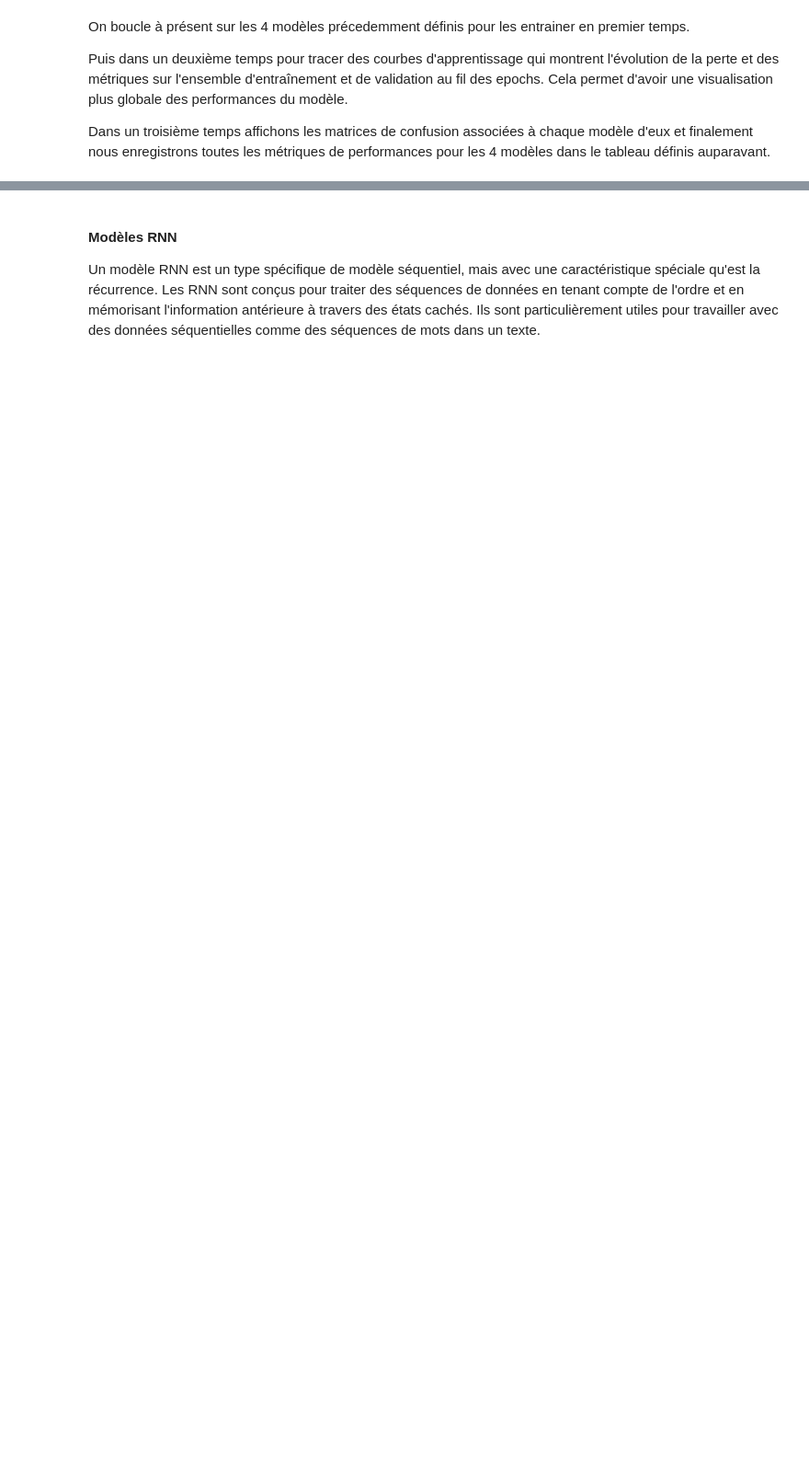
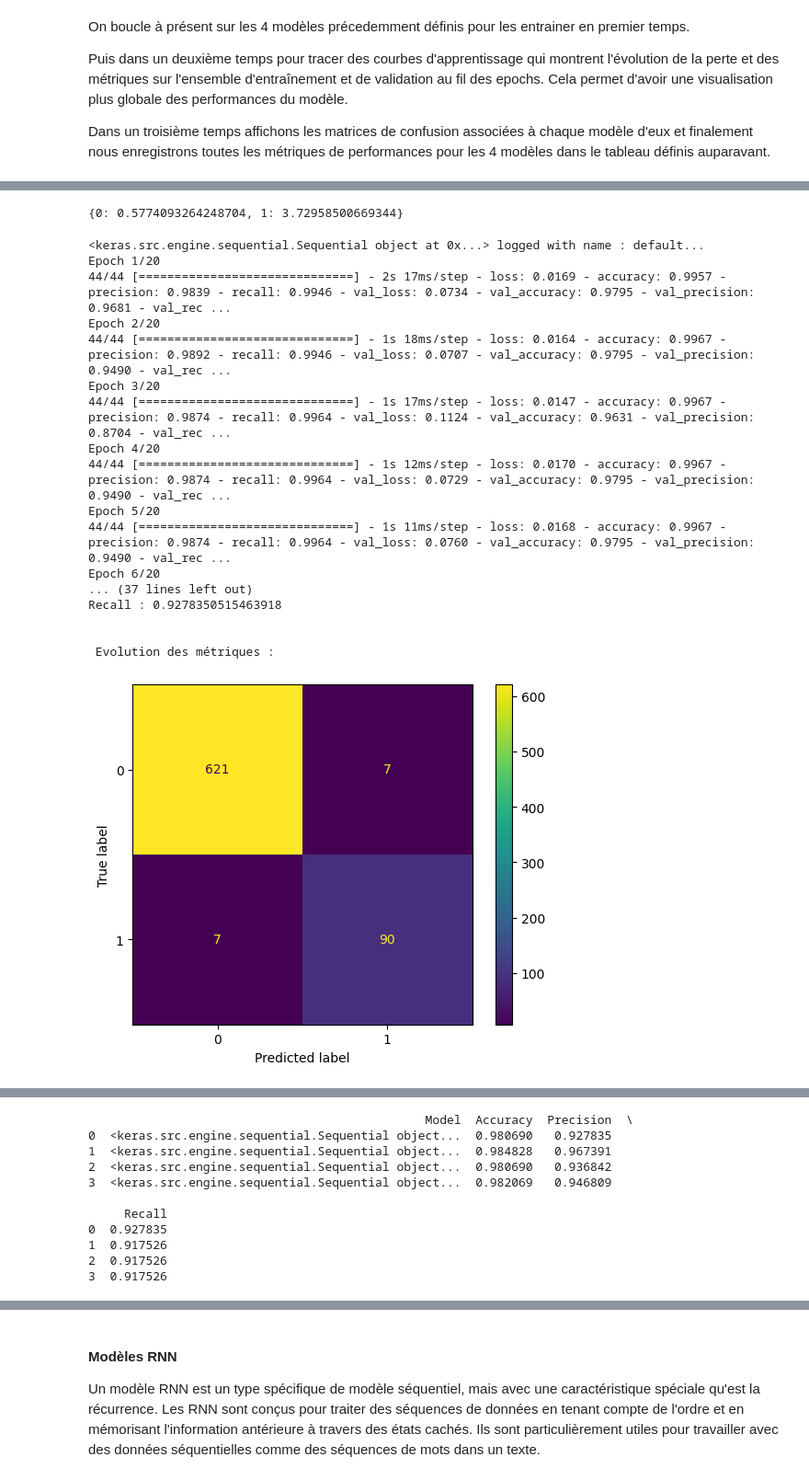
Before and after one commit to amandinesandri/Block_4_Deep_Learning, a Jupyter notebook: AT_T_analysis_bis.ipynb, the cells around one changed output, grey strips where cells are left out. Shown at 92% size. Saved outputs shown, nothing was run; the diff lists cells and outputs as text; code cells hidden in the pictures; blank space fills up the shorter version.

```diff
--- a/AT_T_analysis_bis.ipynb
+++ b/AT_T_analysis_bis.ipynb
@@ -605,0 +610,7 @@ La métrique de précision a une évolution prometteuse en terme de performances
+# %%
+weights = 1/(data["v1"]).value_counts()
+weights = weights * len(data)/2
+weights = {index : values for index , values in zip(weights.index,weights.values)}
+weights
+# %% [output]
+{0: 0.5774093264248704, 1: 3.72958500669344}
@@ -605,0 +627,27 @@ La métrique de précision a une évolution prometteuse en terme de performances
+# %%
+
+
+results_df= pd.DataFrame(columns=['Model', 'Accuracy', 'Precision', 'Recall'])
+for model in [model_1, model_2, model_3,model_4]:
+  training_analysis(model,test_batch, train_batch, tensorboard_callback )
+
+print(results_df)
+# %% [output]
+<keras.src.engine.sequential.Sequential object at 0x...> logged with name : default...
+Epoch 1/20
+44/44 [==============================] - 2s 17ms/step - loss: 0.0169 - accuracy: 0.9957 - precision: 0.9839 - recall: 0.9946 - val_loss: 0.0734 - val_accuracy: 0.9795 - val_precision: 0.9681 - val_rec ...
+Epoch 2/20
+44/44 [==============================] - 1s 18ms/step - loss: 0.0164 - accuracy: 0.9967 - precision: 0.9892 - recall: 0.9946 - val_loss: 0.0707 - val_accuracy: 0.9795 - val_precision: 0.9490 - val_rec ...
+Epoch 3/20
+44/44 [==============================] - 1s 17ms/step - loss: 0.0147 - accuracy: 0.9967 - precision: 0.9874 - recall: 0.9964 - val_loss: 0.1124 - val_accuracy: 0.9631 - val_precision: 0.8704 - val_rec ...
+Epoch 4/20
+44/44 [==============================] - 1s 12ms/step - loss: 0.0170 - accuracy: 0.9967 - precision: 0.9874 - recall: 0.9964 - val_loss: 0.0729 - val_accuracy: 0.9795 - val_precision: 0.9490 - val_rec ...
+Epoch 5/20
+44/44 [==============================] - 1s 11ms/step - loss: 0.0168 - accuracy: 0.9967 - precision: 0.9874 - recall: 0.9964 - val_loss: 0.0760 - val_accuracy: 0.9795 - val_precision: 0.9490 - val_rec ...
+Epoch 6/20
+... (37 lines left out)
+Recall : 0.9278350515463918
+
+
+ Evolution des métriques :
+[figure, added]
@@ -605,0 +712,11 @@ La métrique de précision a une évolution prometteuse en terme de performances
+                                               Model  Accuracy  Precision  \
+0  <keras.src.engine.sequential.Sequential object...  0.980690   0.927835
+1  <keras.src.engine.sequential.Sequential object...  0.984828   0.967391
+2  <keras.src.engine.sequential.Sequential object...  0.980690   0.936842
+3  <keras.src.engine.sequential.Sequential object...  0.982069   0.946809
+
+     Recall
+0  0.927835
+1  0.917526
+2  0.917526
+3  0.917526
```
Also changed, not shown: parts of 14 cells of this notebook.
